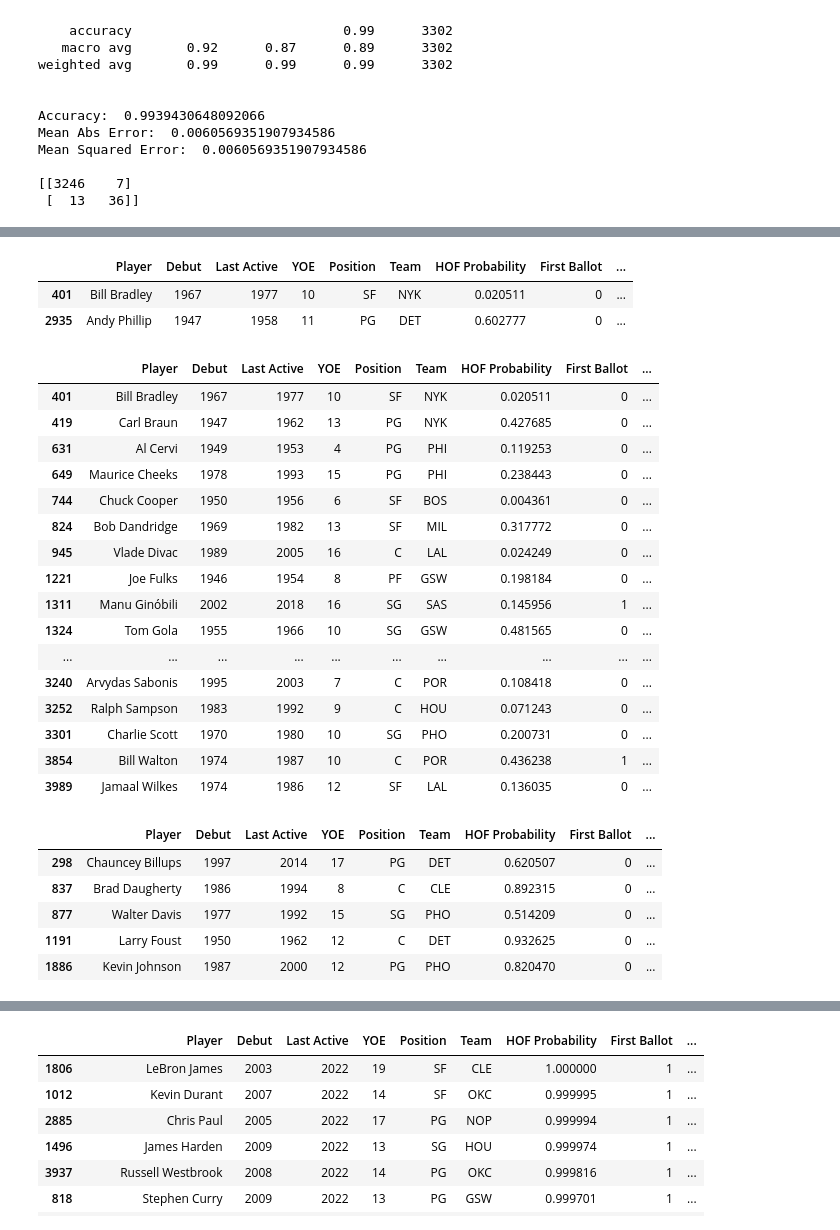
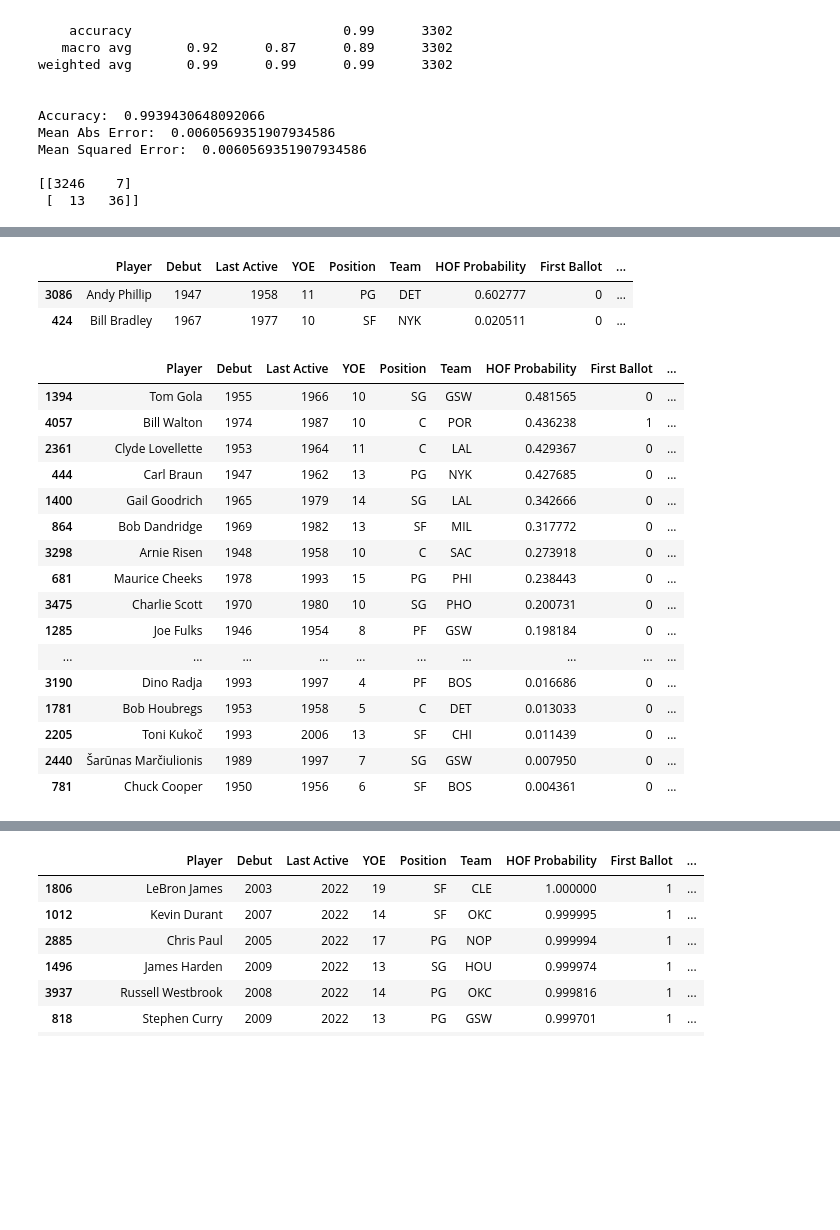
Before and after one commit to ctoeun/nba-hof-predictor, a Jupyter notebook: hof-analysis-predictions.ipynb, the cells around one changed output, grey strips where cells are left out. Drawn from its saved outputs; the diff is of its cells as text; code cells hidden in the pictures; blank space fills up the shorter version.

```diff
--- a/hof-analysis-predictions.ipynb
+++ b/hof-analysis-predictions.ipynb
@@ -789,43 +796,31 @@ retired_non_hof = hof_prob[(hof_prob['Last Active'] <= last_active) &
 # %%
 # first ballot hall of famers not predicted to be first ballot
-display(nba_players_hof_prob[show_columns][(nba_players_hof_prob['Hall of Fame'] == 1) &
-                                   (nba_players_hof_prob['First Ballot'] == 0) &
-                                    (nba_players_hof_prob['Player'].isin(list(first_ballot_hofs.First_Ballot)))].head())
+display(hof_prob[show_columns][(hof_prob['Hall of Fame'] == 1) &
+                                   (hof_prob['First Ballot'] == 0) &
+                                    (hof_prob['Player'].isin(list(first_ballot_hofs.First_Ballot)))].head())
 
 # current hall of famers who were not predicted to be in the hall of fame
-display(nba_players_hof_prob[show_columns][(nba_players_hof_prob['HOF Probability'] <= 0.5) &
-                                   (nba_players_hof_prob['Hall of Fame'] == 1) &
-                                    (nba_players_hof_prob['Inducted as Player'] == 1)].head(50))
-
-# retired players with the highest probability, but not predicted as hall of famer
-display(nba_players_hof_prob[show_columns][(nba_players_hof_prob['Last Active'] <= 2018) &
-                                   (nba_players_hof_prob['First Ballot'] == 0) &
-                                   (nba_players_hof_prob['Hall of Fame'] == 0) &
-                                   (nba_players_hof_prob['HOF Probability'] >= 0.5)].head())
+display(hof_prob[show_columns][(hof_prob['HOF Probability'] <= 0.5) &
+                                   (hof_prob['Hall of Fame'] == 1) &
+                                    (hof_prob['Inducted as Player'] == 1)].head(50))
 # %% [output]
 |  | Player | Debut | Last Active | YOE | Position | Team | HOF Probability | First Ballot | ... |
-| 401 | Bill Bradley | 1967 | 1977 | 10 | SF | NYK | 0.020511 | 0 | ... |
-| 2935 | Andy Phillip | 1947 | 1958 | 11 | PG | DET | 0.602777 | 0 | ... |
+| 3086 | Andy Phillip | 1947 | 1958 | 11 | PG | DET | 0.602777 | 0 | ... |
+| 424 | Bill Bradley | 1967 | 1977 | 10 | SF | NYK | 0.020511 | 0 | ... |
 |  | Player | Debut | Last Active | YOE | Position | Team | HOF Probability | First Ballot | ... |
-| 401 | Bill Bradley | 1967 | 1977 | 10 | SF | NYK | 0.020511 | 0 | ... |
-| 419 | Carl Braun | 1947 | 1962 | 13 | PG | NYK | 0.427685 | 0 | ... |
-| 631 | Al Cervi | 1949 | 1953 | 4 | PG | PHI | 0.119253 | 0 | ... |
-| 649 | Maurice Cheeks | 1978 | 1993 | 15 | PG | PHI | 0.238443 | 0 | ... |
-| 744 | Chuck Cooper | 1950 | 1956 | 6 | SF | BOS | 0.004361 | 0 | ... |
-| 824 | Bob Dandridge | 1969 | 1982 | 13 | SF | MIL | 0.317772 | 0 | ... |
-| 945 | Vlade Divac | 1989 | 2005 | 16 | C | LAL | 0.024249 | 0 | ... |
-| 1221 | Joe Fulks | 1946 | 1954 | 8 | PF | GSW | 0.198184 | 0 | ... |
-| 1311 | Manu Ginóbili | 2002 | 2018 | 16 | SG | SAS | 0.145956 | 1 | ... |
-| 1324 | Tom Gola | 1955 | 1966 | 10 | SG | GSW | 0.481565 | 0 | ... |
+| 1394 | Tom Gola | 1955 | 1966 | 10 | SG | GSW | 0.481565 | 0 | ... |
+| 4057 | Bill Walton | 1974 | 1987 | 10 | C | POR | 0.436238 | 1 | ... |
+| 2361 | Clyde Lovellette | 1953 | 1964 | 11 | C | LAL | 0.429367 | 0 | ... |
+| 444 | Carl Braun | 1947 | 1962 | 13 | PG | NYK | 0.427685 | 0 | ... |
+| 1400 | Gail Goodrich | 1965 | 1979 | 14 | SG | LAL | 0.342666 | 0 | ... |
+| 864 | Bob Dandridge | 1969 | 1982 | 13 | SF | MIL | 0.317772 | 0 | ... |
+| 3298 | Arnie Risen | 1948 | 1958 | 10 | C | SAC | 0.273918 | 0 | ... |
+| 681 | Maurice Cheeks | 1978 | 1993 | 15 | PG | PHI | 0.238443 | 0 | ... |
+| 3475 | Charlie Scott | 1970 | 1980 | 10 | SG | PHO | 0.200731 | 0 | ... |
+| 1285 | Joe Fulks | 1946 | 1954 | 8 | PF | GSW | 0.198184 | 0 | ... |
 | ... | ... | ... | ... | ... | ... | ... | ... | ... | ... |
-| 3240 | Arvydas Sabonis | 1995 | 2003 | 7 | C | POR | 0.108418 | 0 | ... |
-| 3252 | Ralph Sampson | 1983 | 1992 | 9 | C | HOU | 0.071243 | 0 | ... |
-| 3301 | Charlie Scott | 1970 | 1980 | 10 | SG | PHO | 0.200731 | 0 | ... |
-| 3854 | Bill Walton | 1974 | 1987 | 10 | C | POR | 0.436238 | 1 | ... |
-| 3989 | Jamaal Wilkes | 1974 | 1986 | 12 | SF | LAL | 0.136035 | 0 | ... |
+| 3190 | Dino Radja | 1993 | 1997 | 4 | PF | BOS | 0.016686 | 0 | ... |
+| 1781 | Bob Houbregs | 1953 | 1958 | 5 | C | DET | 0.013033 | 0 | ... |
+| 2205 | Toni Kukoč | 1993 | 2006 | 13 | SF | CHI | 0.011439 | 0 | ... |
+| 2440 | Šarūnas Marčiulionis | 1989 | 1997 | 7 | SG | GSW | 0.007950 | 0 | ... |
+| 781 | Chuck Cooper | 1950 | 1956 | 6 | SF | BOS | 0.004361 | 0 | ... |
-|  | Player | Debut | Last Active | YOE | Position | Team | HOF Probability | First Ballot | ... |
-| 298 | Chauncey Billups | 1997 | 2014 | 17 | PG | DET | 0.620507 | 0 | ... |
-| 837 | Brad Daugherty | 1986 | 1994 | 8 | C | CLE | 0.892315 | 0 | ... |
-| 877 | Walter Davis | 1977 | 1992 | 15 | SG | PHO | 0.514209 | 0 | ... |
-| 1191 | Larry Foust | 1950 | 1962 | 12 | C | DET | 0.932625 | 0 | ... |
-| 1886 | Kevin Johnson | 1987 | 2000 | 12 | PG | PHO | 0.820470 | 0 | ... |
```
Also changed, not shown: parts of 64 cells of this notebook, 6 other files.
